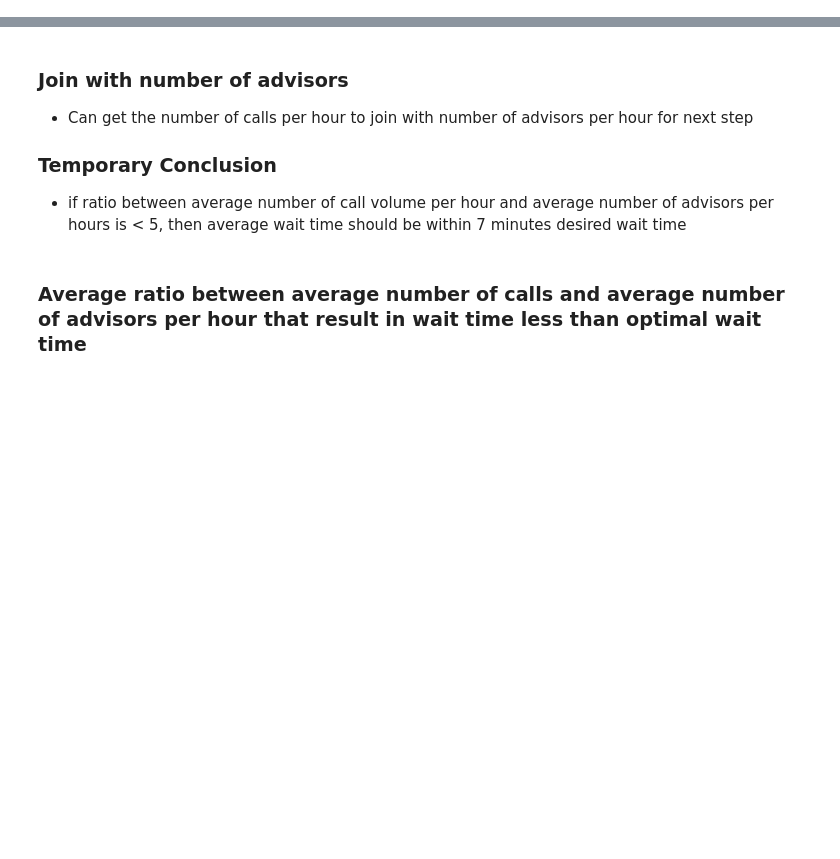
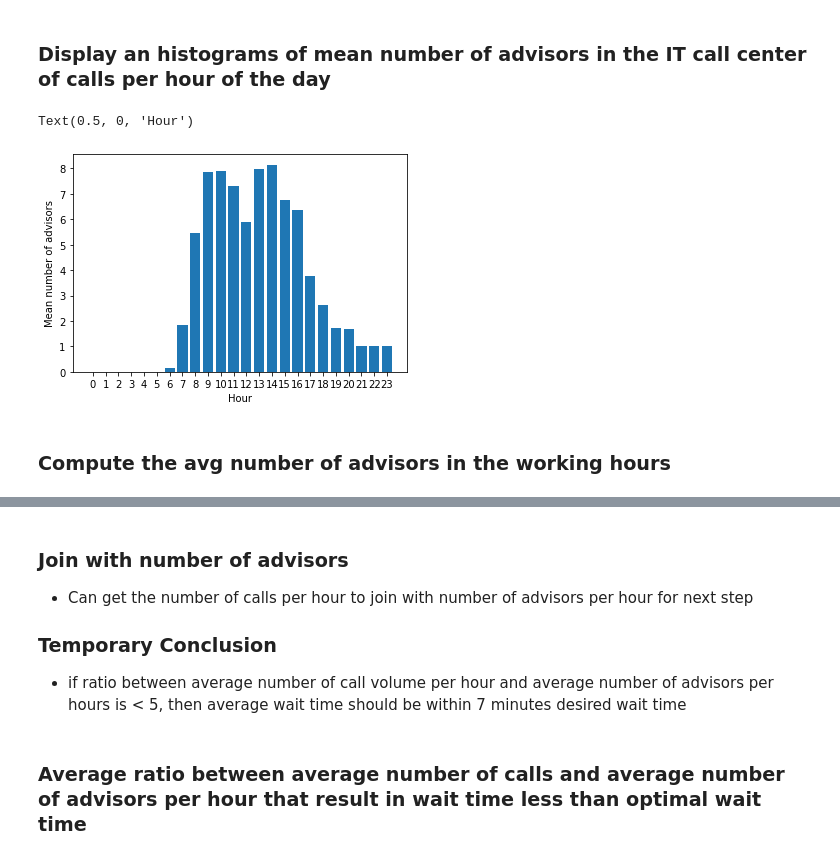
Before and after one commit to aiglobalpros/AI_Call_Center, a Jupyter notebook: notebooks/ROI.ipynb, the cells around one changed output, grey strips where cells are left out. Saved outputs shown, nothing was run; the diff lists cells and outputs as text; code cells hidden in the pictures; blank space fills up the shorter version.

```diff
--- a/notebooks/ROI.ipynb
+++ b/notebooks/ROI.ipynb
@@ -191,0 +12,6 @@ out[out['date'] > '2020-01-01']
+# %%
+gs_uri = 'gs://videotron-ai-bucket/'
+dataset_path = gs_uri + 'dataset/'
+df = pd.read_excel(dataset_path+'Planning intra-day 2020-01-01 au 2020-04-30.xlsx')
+df = df.fillna(0.0)
+df
@@ -191,0 +32,17 @@ out[out['date'] > '2020-01-01']
+# %% [markdown]
+### Display an histograms of mean number of advisors in the IT call center of calls per hour of the day
+# %%
+hours_cols = df.iloc[:,2:].columns.values
+x = range(0, 24)
+y = df[hours_cols].mean(axis=0).values
+
+plt.bar(x, y)
+
+plt.ylabel('Mean number of advisors')
+plt.xticks(x)
+plt.xlabel('Hour')
+# %% [output]
+Text(0.5, 0, 'Hour')
+[figure, added]
+# %% [markdown]
+### Compute the avg number of advisors in the working hours
```
Also changed, not shown: parts of 49 cells of this notebook.
